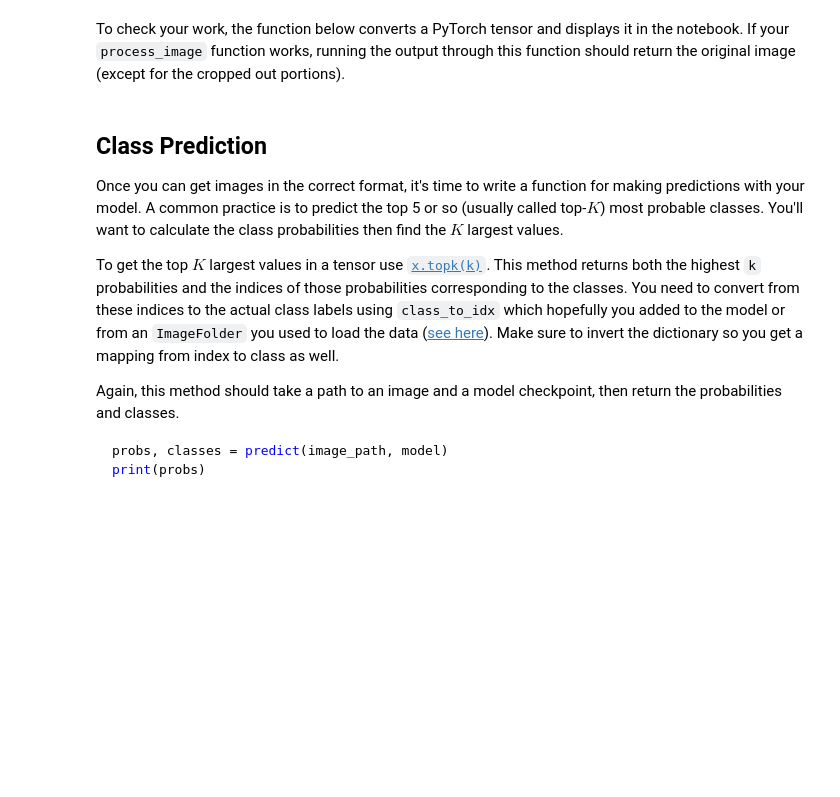
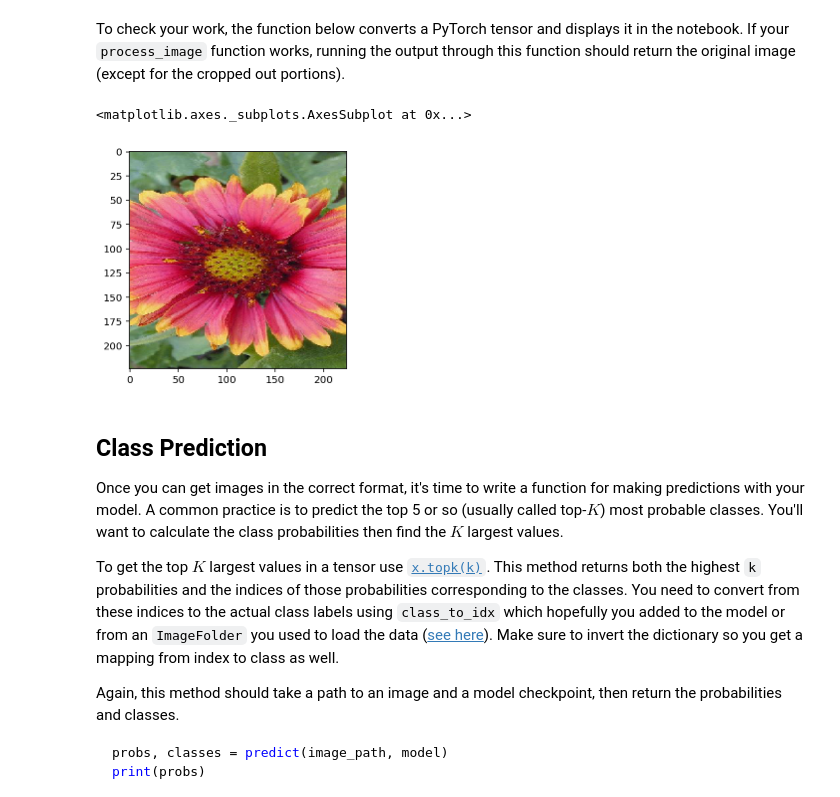
Before and after one commit to boraaonur/udacity-image-classifier, a Jupyter notebook: Image Classifier Project.ipynb, the cells around one changed output. Saved outputs shown, nothing was run; the diff lists cells and outputs as text; code cells hidden in the pictures; blank space fills up the shorter version.

```diff
--- a/Image Classifier Project.ipynb
+++ b/Image Classifier Project.ipynb
@@ -160,7 +151,7 @@ VGG(
 )
 # %%
 epochs = 10
-print_every = 10
+print_every = 50
 running_loss = 0
 steps = 0
 for e in range(epochs):
@@ -276,3 +311,35 @@ def process_image(image):
+# %%
+from PIL import Image
+import glob, os
+
+# TODO: Process a PIL image for use in a PyTorch model
+def process_image(image):
+    ''' Scales, crops, and normalizes a PIL image for a PyTorch model,
+        returns an Numpy array
+    '''
+    # Resize Image
+    im = Image.open(image)
+    width, height = im.size
+    ratio = width / height
+    im = im.resize((256, int(ratio * 256)))
+
+    # Crop Image
+    left = (im.size[0] - 224)/2
+    top = (im.size[1] - 224)/2
+    right = (im.size[0] + 224)/2
+    bottom = (im.size[1] + 224)/2
+    im = im.crop((left, top, right, bottom))
+
+    # Color stuff
+    np_image = np.array(im) / 255
+    mean = np.array([0.485, 0.456, 0.406])
+    std = np.array([0.229, 0.224, 0.225])
+    np_image = (np_image - mean)/std
+    np_image = np_image.transpose((2, 1, 0))
+    return np_image
+# %%
+test_image_path = 'flowers/test/100/image_07897.jpg'
+result = process_image(test_image_path)
 # %% [markdown]
 To check your work, the function below converts a PyTorch tensor and displays it in the notebook. If your `process_image` function works, running the output through this function should return the original image (except for the cropped out portions).
 # %%
@@ -295,6 +362,11 @@ def imshow(image, ax=None, title=None):
     ax.imshow(image)
 
     return ax
+# %%
+imshow(result)
+# %% [output]
+<matplotlib.axes._subplots.AxesSubplot at 0x...>
+[figure, added]
 # %% [markdown]
 ## Class Prediction
 
```
Also changed, not shown: parts of 14 cells of this notebook.
